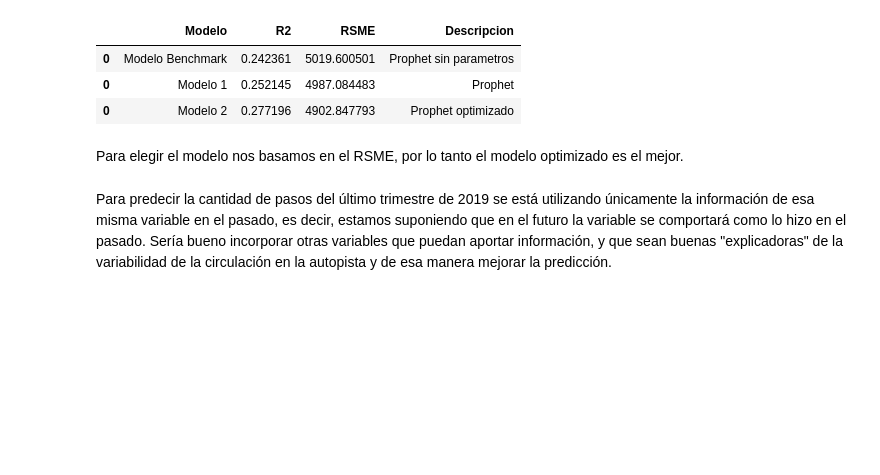
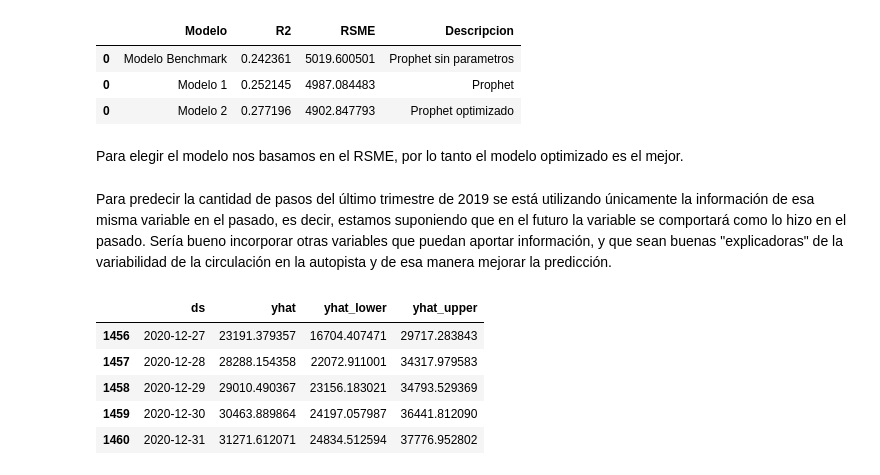
Before and after one commit to NachoRam123/Proyecto-3, a Jupyter notebook: DS_Proyecto_03_ST_RamellaIgnacio.ipynb, the cells around one changed output. Saved outputs shown, nothing was run; the diff lists cells and outputs as text; code cells hidden in the pictures; blank space fills up the shorter version.

```diff
--- a/DS_Proyecto_03_ST_RamellaIgnacio.ipynb
+++ b/DS_Proyecto_03_ST_RamellaIgnacio.ipynb
@@ -988,0 +991,10 @@ Para predecir la cantidad de pasos del último trimestre de 2019 se está utiliz
+# %%
+pred_2020 = Modelo_2.predict(df_2020)
+pred_2020[['ds', 'yhat', 'yhat_lower', 'yhat_upper']].tail()
+# %% [output]
+|  | ds | yhat | yhat_lower | yhat_upper |
+| 1456 | 2020-12-27 | 23191.379357 | 16704.407471 | 29717.283843 |
+| 1457 | 2020-12-28 | 28288.154358 | 22072.911001 | 34317.979583 |
+| 1458 | 2020-12-29 | 29010.490367 | 23156.183021 | 34793.529369 |
+| 1459 | 2020-12-30 | 30463.889864 | 24197.057987 | 36441.812090 |
+| 1460 | 2020-12-31 | 31271.612071 | 24834.512594 | 37776.952802 |
```
Also changed, not shown: parts of 5 cells of this notebook.
